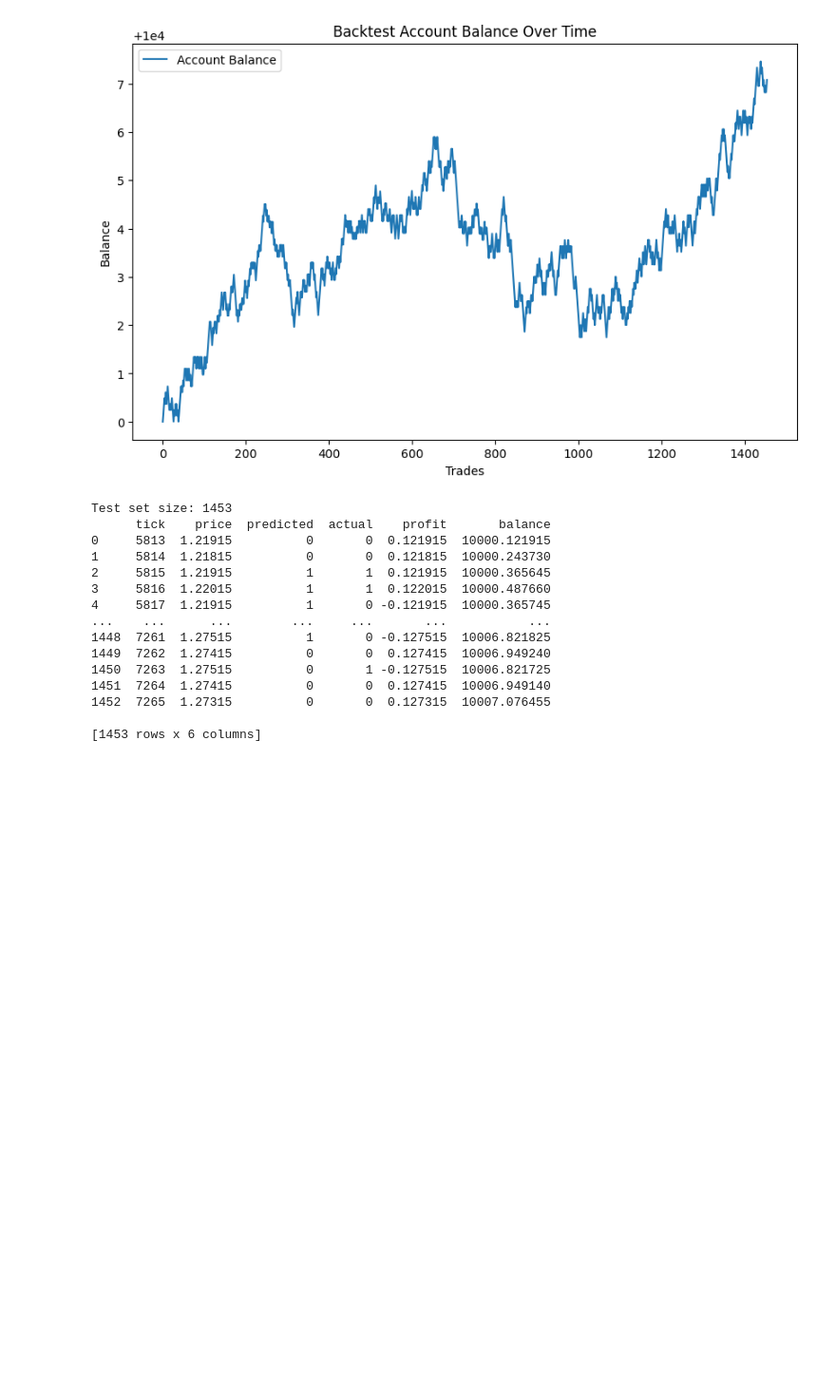
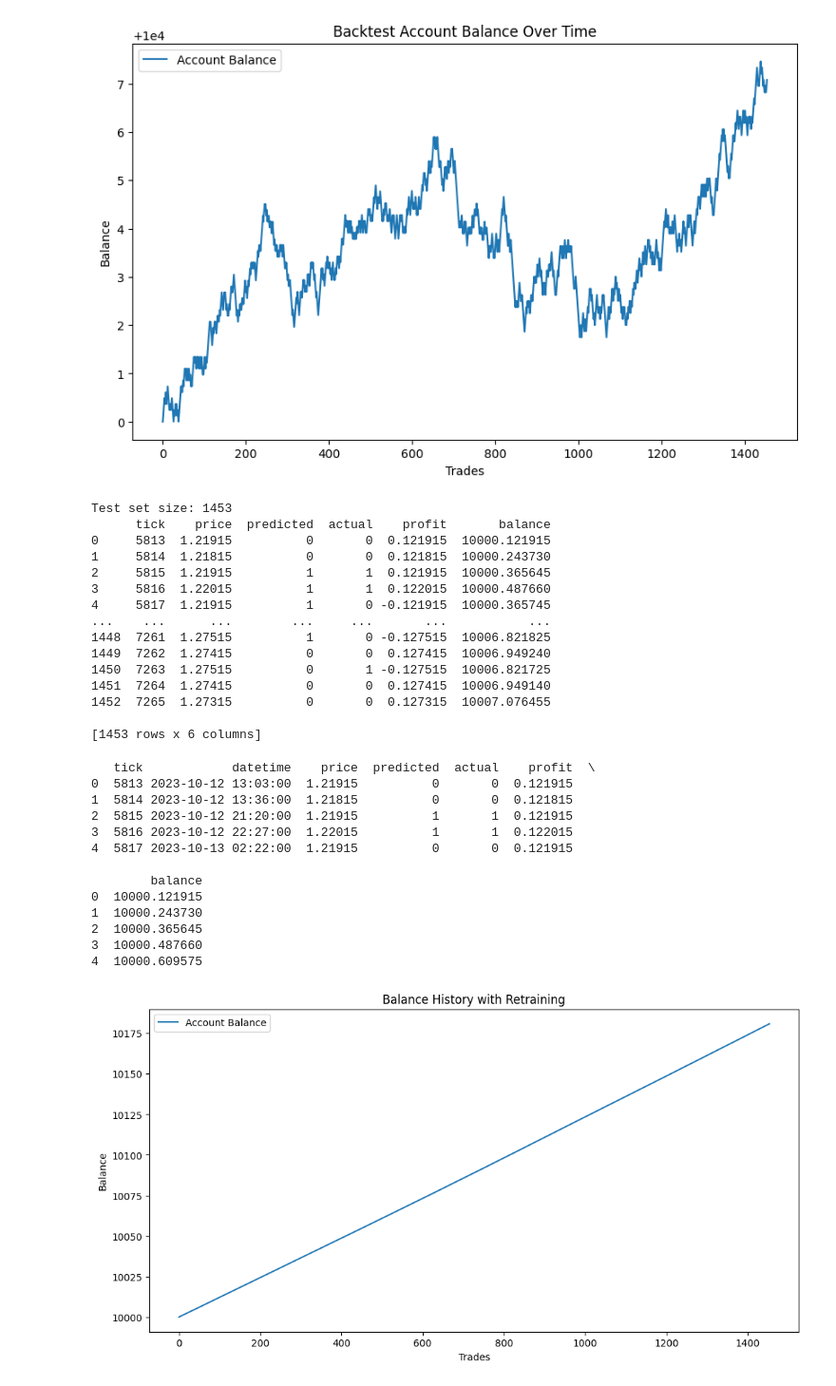
Before and after one commit to morma03/fx_strategy, a Jupyter notebook: notebooks/xgboost.ipynb, the cells around one changed output. Shown: that part at 95% size. Cells and saved outputs as stored; diff of their text form; code cells hidden in the pictures; blank space fills up the shorter version.

```diff
--- a/notebooks/xgboost.ipynb
+++ b/notebooks/xgboost.ipynb
@@ -198,3 +276,45 @@ Test set size: 1453
 1452  7265  1.27315          0       0  0.127315  10007.076455
 
 [1453 rows x 6 columns]
+# %%
+# Define backtest parameters
+initial_training_size = 1000  # Use 1000 rows for initial training
+retrain_interval = 100        # Retrain every 100 trades
+model_type = XGBClassifier    # Example: XGBoost model
+
+# Run backtest with retraining
+balance_history, trade_log = run_backtest_with_retraining(
+    df.copy(), X_test, y_test, initial_training_size, retrain_interval, model_type, initial_balance=10000, lot_size=1000
+)
+
+# Convert trade log to DataFrame
+trade_log_df = pd.DataFrame(trade_log)
+
+# Display the first few trades
+print(trade_log_df.head())
+
+# Plot balance history
+import matplotlib.pyplot as plt
+
+plt.figure(figsize=(12, 6))
+plt.plot(balance_history, label="Account Balance")
+plt.title("Balance History with Retraining")
+plt.xlabel("Trades")
+plt.ylabel("Balance")
+plt.legend()
+plt.show()
+# %% [output]
+   tick            datetime    price  predicted  actual    profit  \
+0  5813 2023-10-12 13:03:00  1.21915          0       0  0.121915
+1  5814 2023-10-12 13:36:00  1.21815          0       0  0.121815
+2  5815 2023-10-12 21:20:00  1.21915          1       1  0.121915
+3  5816 2023-10-12 22:27:00  1.22015          1       1  0.122015
+4  5817 2023-10-13 02:22:00  1.21915          0       0  0.121915
+
+        balance
+0  10000.121915
+1  10000.243730
+2  10000.365645
+3  10000.487660
+4  10000.609575
+[figure, added]
```
Also changed, not shown: parts of 3 cells of this notebook, 1 other file.
